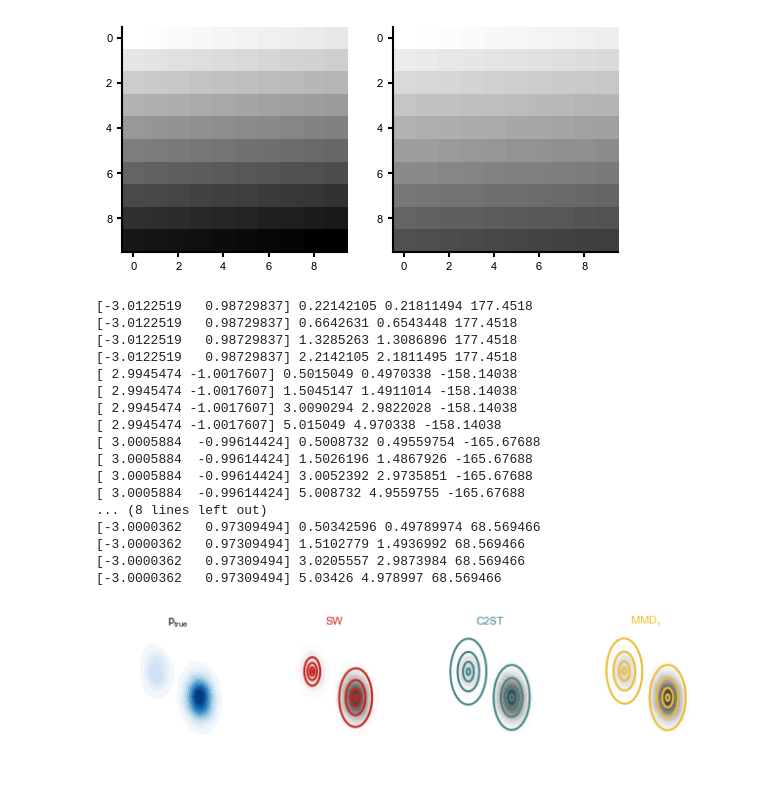
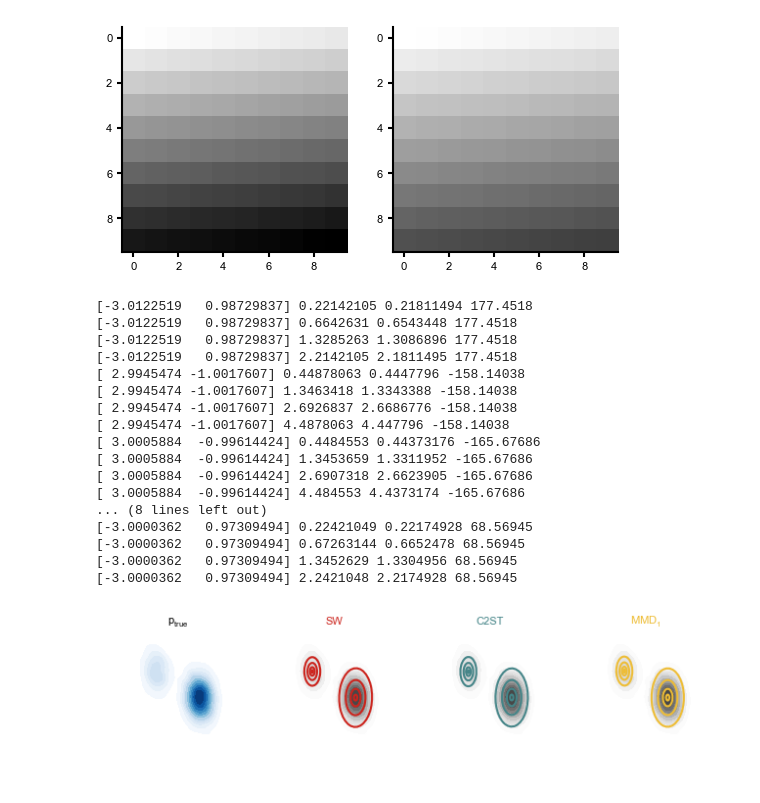
Before and after one commit to mackelab/labproject, a Jupyter notebook: docs/notebooks/optimisation/optimise_wellspecified.ipynb, the cells around one changed output. Saved outputs shown, nothing was run; the diff lists cells and outputs as text; code cells hidden in the pictures.

```diff
--- a/docs/notebooks/wellspecified_fit.ipynb
+++ b/docs/notebooks/optimisation/optimise_wellspecified.ipynb
@@ -496,16 +496,16 @@ plot_cov_ellipse(MOG_model_WS.weights[0].detach().numpy()*MOG_model_WS.G1.cov().
                  nstd = std_plot ,ax=axs[1],edgecolor='#cc241d', lw=1.5, facecolor='none')
 plot_cov_ellipse(MOG_model_MMD.weights[0]*MOG_model_MMD.G1.cov().detach().numpy(),MOG_model_MMD.G1.mean.detach().numpy(),
                  nstd = std_plot ,ax=axs[3],edgecolor='#eebd35', lw=1.5, facecolor='none')
-plot_cov_ellipse(MOG_model_C2ST.weights[0]MOG_model_C2ST.G1.cov().detach().numpy(),MOG_model_C2ST.G1.mean.detach().numpy(),
+plot_cov_ellipse(MOG_model_C2ST.weights[0]*MOG_model_C2ST.G1.cov().detach().numpy(),MOG_model_C2ST.G1.mean.detach().numpy(),
                  nstd = std_plot ,ax=axs[2],edgecolor='#458588', lw=1.5, facecolor='none')
 
 
 
 plot_cov_ellipse(MOG_model_WS.weights[1].detach().numpy()*MOG_model_WS.G2.cov().detach().numpy(),MOG_model_WS.G2.mean.detach().numpy(),
                  nstd = std_plot ,ax=axs[1],edgecolor='#cc241d', lw=1.5, facecolor='none')
-plot_cov_ellipse(MOG_model_MMD.G2.cov().detach().numpy(),MOG_model_MMD.G2.mean.detach().numpy(),
+plot_cov_ellipse(MOG_model_MMD.weights[1].detach().numpy()*MOG_model_MMD.G2.cov().detach().numpy(),MOG_model_MMD.G2.mean.detach().numpy(),
                  nstd = std_plot ,ax=axs[3],edgecolor='#eebd35', lw=1.5, facecolor='none')
-plot_cov_ellipse(MOG_model_C2ST.G2.cov().detach().numpy(),MOG_model_C2ST.G2.mean.detach().numpy(),
+plot_cov_ellipse(MOG_model_C2ST.weights[1].detach().numpy()*MOG_model_C2ST.G2.cov().detach().numpy(),MOG_model_C2ST.G2.mean.detach().numpy(),
                  nstd = std_plot ,ax=axs[2],edgecolor='#458588', lw=1.5, facecolor='none')
 
 
@@ -513,43 +513,43 @@ plot_cov_ellipse(MOG_model_C2ST.G2.cov().detach().numpy(),MOG_model_C2ST.G2.mean
 #sns.kdeplot(ax=axs[2],data=MMD_df, x='x', y='y', fill=False,cmap='Wistia',levels=7)#color="#eebd35",alpha=.5, levels=5)
 #sns.kdeplot(ax=axs[3],data=C2ST_df, x='x', y='y', fill=False,cmap='Blues',levels=7)#color="#eebd35",alpha=.5, levels=5)
 #color_dict = {"SW": "#cc241d", "MMD": "#eebd35", "C2ST": "#458588", "FID": "#8ec07c"}
 #ax.scatter(uniform_samples[:20, 0], uniform_samples[:20, 1], color="black",zorder=10)
 #ax.scatter(SWD_samples[:20, 0], SWD_samples[:20, 1], color="coral",zorder=10)
 for ax in axs:
     ax.spines[['left', 'bottom']].set_visible(False)
     ax.set_xticks([])
     ax.set_yticks([])
     ax.set_xlabel("")
     ax.set_ylabel("")
     ax.set_xlim(-8,5)
     ax.set_xlim(-10,10)
 
     ax.set_ylim(-7,4)
     #make square subplots
     ax.set_box_aspect(1)
 axs[0].set_title(r"$p_{true}$")
 axs[1].set_title("SW",color ='#cc241d')
 axs[3].set_title(r"$MMD_1$",color ='#eebd35')
 axs[2].set_title("C2ST",color ="#458588")
 
 fig.tight_layout()
 plt.savefig("mode.pdf")
 # %% [output]
 [-3.0122519   0.98729837] 0.22142105 0.21811494 177.4518
 [-3.0122519   0.98729837] 0.6642631 0.6543448 177.4518
 [-3.0122519   0.98729837] 1.3285263 1.3086896 177.4518
 [-3.0122519   0.98729837] 2.2142105 2.1811495 177.4518
-[ 2.9945474 -1.0017607] 0.5015049 0.4970338 -158.14038
-[ 2.9945474 -1.0017607] 1.5045147 1.4911014 -158.14038
-[ 2.9945474 -1.0017607] 3.0090294 2.9822028 -158.14038
-[ 2.9945474 -1.0017607] 5.015049 4.970338 -158.14038
-[ 3.0005884  -0.99614424] 0.5008732 0.49559754 -165.67688
-[ 3.0005884  -0.99614424] 1.5026196 1.4867926 -165.67688
-[ 3.0005884  -0.99614424] 3.0052392 2.9735851 -165.67688
-[ 3.0005884  -0.99614424] 5.008732 4.9559755 -165.67688
+[ 2.9945474 -1.0017607] 0.44878063 0.4447796 -158.14038
+[ 2.9945474 -1.0017607] 1.3463418 1.3343388 -158.14038
+[ 2.9945474 -1.0017607] 2.6926837 2.6686776 -158.14038
+[ 2.9945474 -1.0017607] 4.4878063 4.447796 -158.14038
+[ 3.0005884  -0.99614424] 0.4484553 0.44373176 -165.67686
+[ 3.0005884  -0.99614424] 1.3453659 1.3311952 -165.67686
+[ 3.0005884  -0.99614424] 2.6907318 2.6623905 -165.67686
+[ 3.0005884  -0.99614424] 4.484553 4.4373174 -165.67686
 ... (8 lines left out)
-[-3.0000362   0.97309494] 0.50342596 0.49789974 68.569466
-[-3.0000362   0.97309494] 1.5102779 1.4936992 68.569466
-[-3.0000362   0.97309494] 3.0205557 2.9873984 68.569466
-[-3.0000362   0.97309494] 5.03426 4.978997 68.569466
+[-3.0000362   0.97309494] 0.22421049 0.22174928 68.56945
+[-3.0000362   0.97309494] 0.67263144 0.6652478 68.56945
+[-3.0000362   0.97309494] 1.3452629 1.3304956 68.56945
+[-3.0000362   0.97309494] 2.2421048 2.2174928 68.56945
-[figure, old version]
+[figure, new version]
```
Also changed, not shown: 6 other files.
